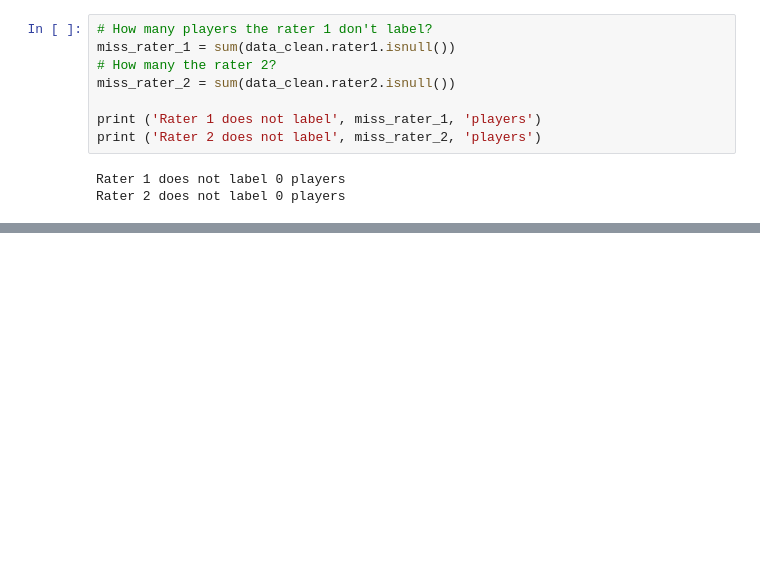
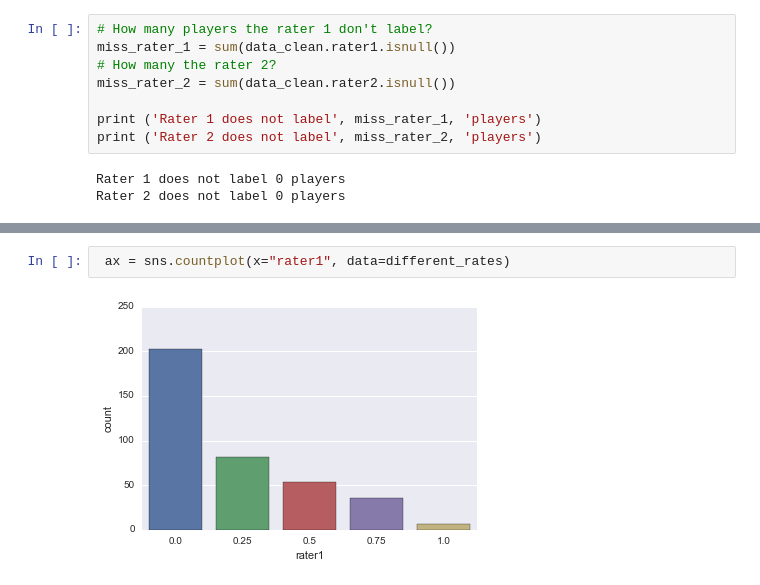
Before and after one commit to CriMenghini/ADA_Homeworks, a Jupyter notebook: Homework_4/Hw_4.ipynb, the cells around one changed output, grey strips where cells are left out. Cells and saved outputs as stored; diff of their text form; blank space fills up the shorter version.

```diff
--- a/Homework_4/Hw_4.ipynb
+++ b/Homework_4/Hw_4.ipynb
@@ -95,0 +95,4 @@ data_clean[data_clean['rater1'] != data_clean['rater2']][['rater1', 'rater2']]
+# %%
+ ax = sns.countplot(x="rater1", data=different_rates)
+# %% [output]
+[figure, added]
```
Also changed, not shown: parts of 18 cells of this notebook.
